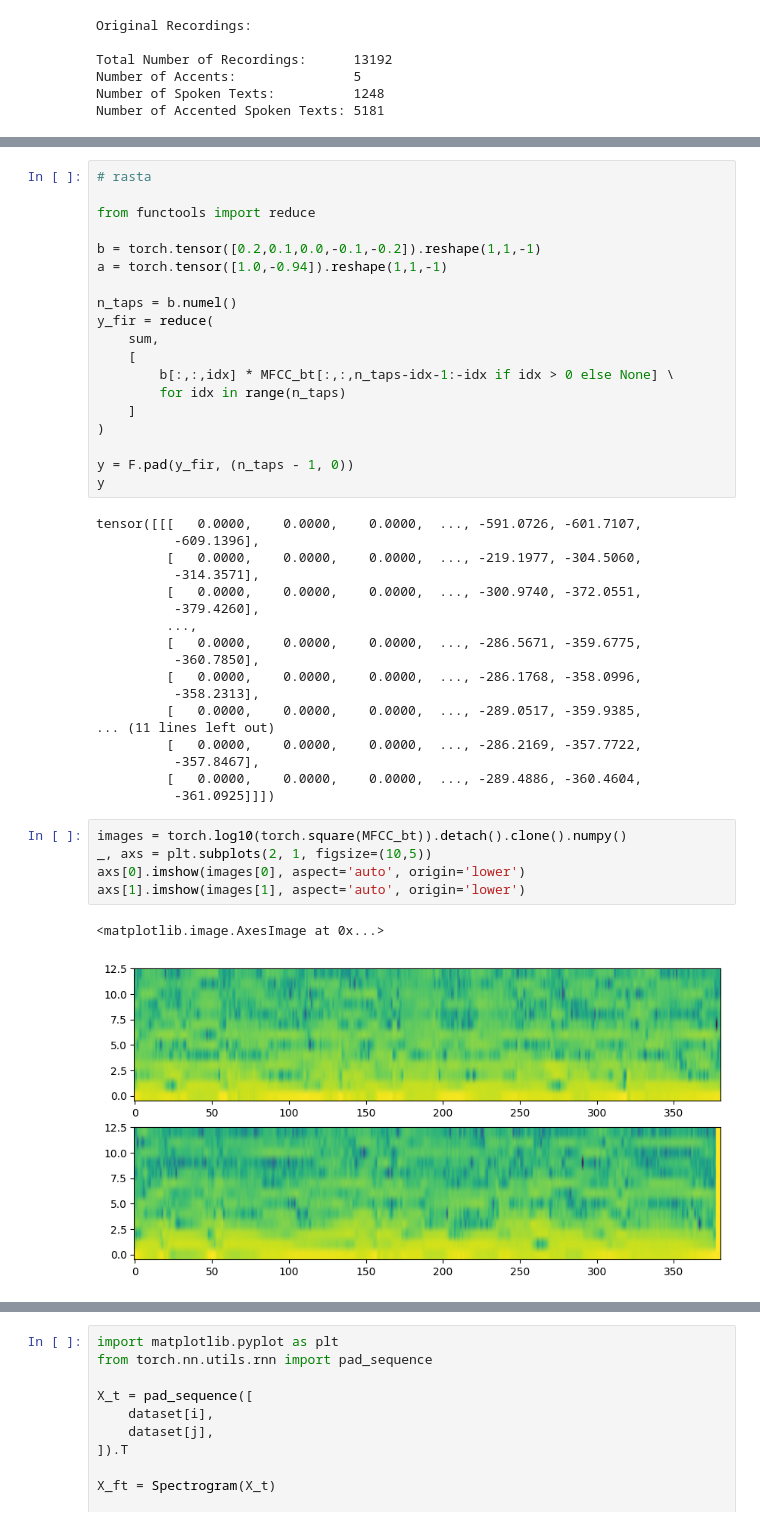
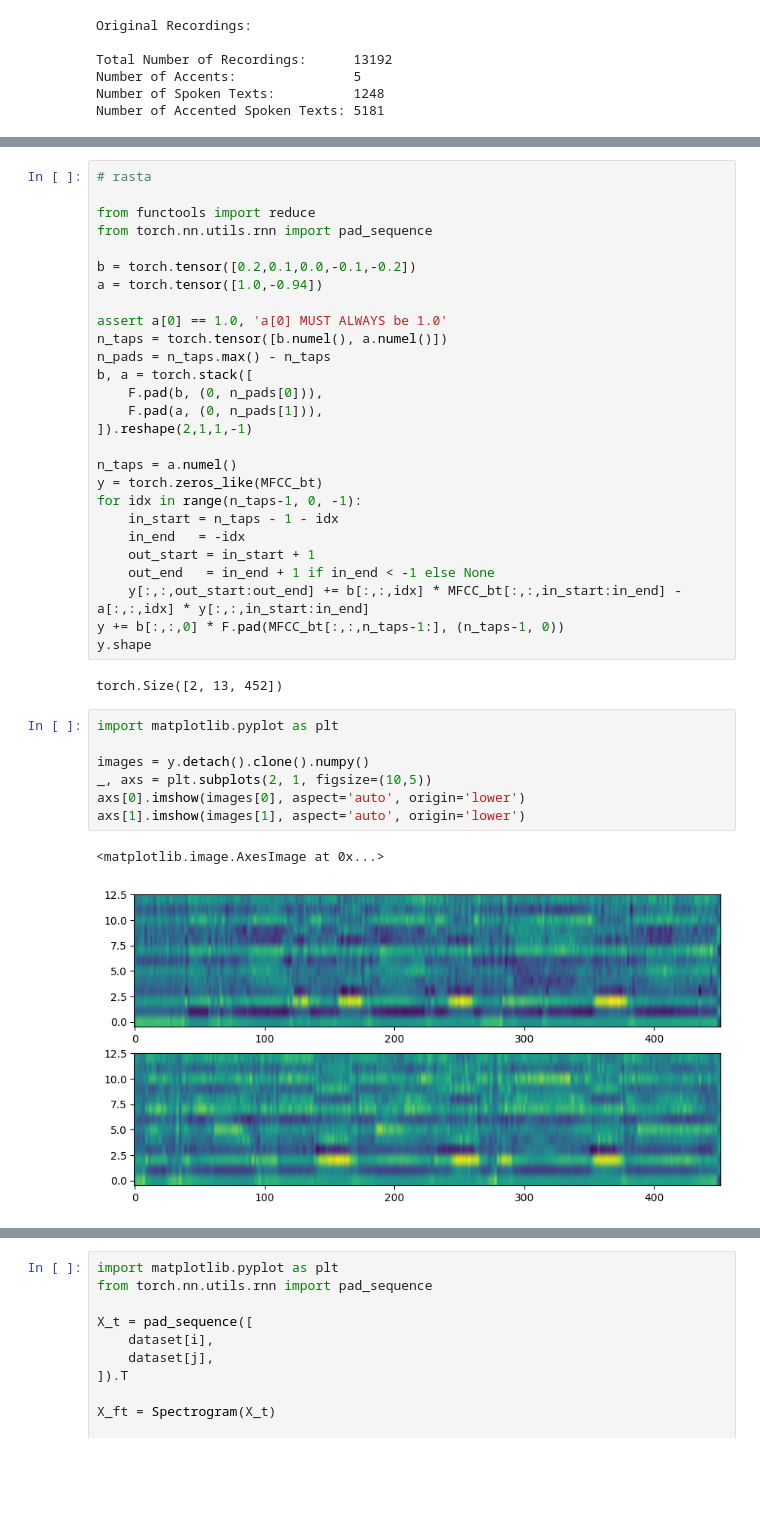
Before and after one commit to m-behery/disentanglement, a Jupyter notebook: notebook.ipynb, the cells around one changed output, grey strips where cells are left out. Drawn from its saved outputs; the diff is of its cells as text; blank space fills up the shorter version.

```diff
--- a/notebook.ipynb
+++ b/notebook.ipynb
@@ -232,45 +228,39 @@ torch.Size([2, 13, 381])
 # rasta
 
 from functools import reduce
+from torch.nn.utils.rnn import pad_sequence
 
-b = torch.tensor([0.2,0.1,0.0,-0.1,-0.2]).reshape(1,1,-1)
-a = torch.tensor([1.0,-0.94]).reshape(1,1,-1)
+b = torch.tensor([0.2,0.1,0.0,-0.1,-0.2])
+a = torch.tensor([1.0,-0.94])
 
-n_taps = b.numel()
-y_fir = reduce(
-    sum,
-    [
-        b[:,:,idx] * MFCC_bt[:,:,n_taps-idx-1:-idx if idx > 0 else None] \
-        for idx in range(n_taps)
-    ]
-)
+assert a[0] == 1.0, 'a[0] MUST ALWAYS be 1.0'
+n_taps = torch.tensor([b.numel(), a.numel()])
+n_pads = n_taps.max() - n_taps
+b, a = torch.stack([
+    F.pad(b, (0, n_pads[0])),
+    F.pad(a, (0, n_pads[1])),
+]).reshape(2,1,1,-1)
 
-y = F.pad(y_fir, (n_taps - 1, 0))
-y
+n_taps = a.numel()
+y = torch.zeros_like(MFCC_bt)
+for idx in range(n_taps-1, 0, -1):
+    in_start = n_taps - 1 - idx
+    in_end   = -idx
+    out_start = in_start + 1
+    out_end   = in_end + 1 if in_end < -1 else None
+    y[:,:,out_start:out_end] += b[:,:,idx] * MFCC_bt[:,:,in_start:in_end] - a[:,:,idx] * y[:,:,in_start:in_end]
+y += b[:,:,0] * F.pad(MFCC_bt[:,:,n_taps-1:], (n_taps-1, 0))
+y.shape
 # %% [output]
-tensor([[[   0.0000,    0.0000,    0.0000,  ..., -591.0726, -601.7107,
-          -609.1396],
-         [   0.0000,    0.0000,    0.0000,  ..., -219.1977, -304.5060,
-          -314.3571],
-         [   0.0000,    0.0000,    0.0000,  ..., -300.9740, -372.0551,
-          -379.4260],
-         ...,
-         [   0.0000,    0.0000,    0.0000,  ..., -286.5671, -359.6775,
-          -360.7850],
-         [   0.0000,    0.0000,    0.0000,  ..., -286.1768, -358.0996,
-          -358.2313],
-         [   0.0000,    0.0000,    0.0000,  ..., -289.0517, -359.9385,
-... (11 lines left out)
-         [   0.0000,    0.0000,    0.0000,  ..., -286.2169, -357.7722,
-          -357.8467],
-         [   0.0000,    0.0000,    0.0000,  ..., -289.4886, -360.4604,
-          -361.0925]]])
+torch.Size([2, 13, 452])
 # %%
-images = torch.log10(torch.square(MFCC_bt)).detach().clone().numpy()
+import matplotlib.pyplot as plt
+
+images = y.detach().clone().numpy()
 _, axs = plt.subplots(2, 1, figsize=(10,5))
 axs[0].imshow(images[0], aspect='auto', origin='lower')
 axs[1].imshow(images[1], aspect='auto', origin='lower')
 # %% [output]
 <matplotlib.image.AxesImage at 0x...>
-[figure, old version]
+[figure, new version]
 # %%
```
Also changed, not shown: parts of 9 cells of this notebook.
